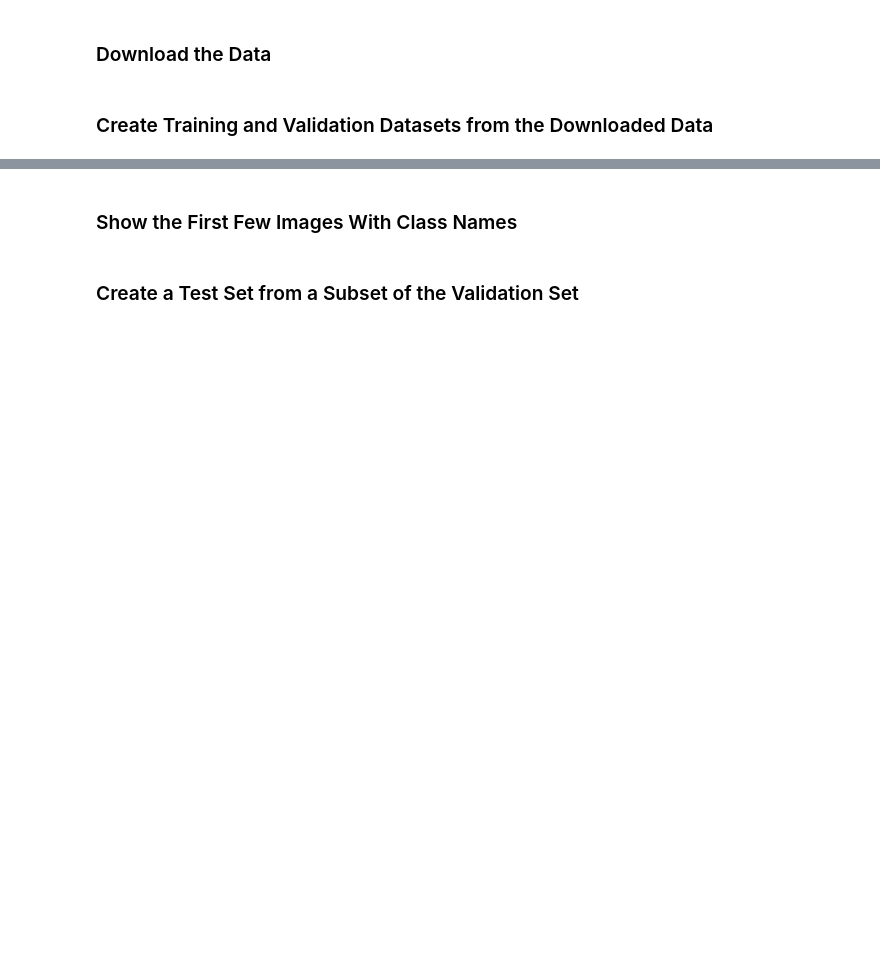
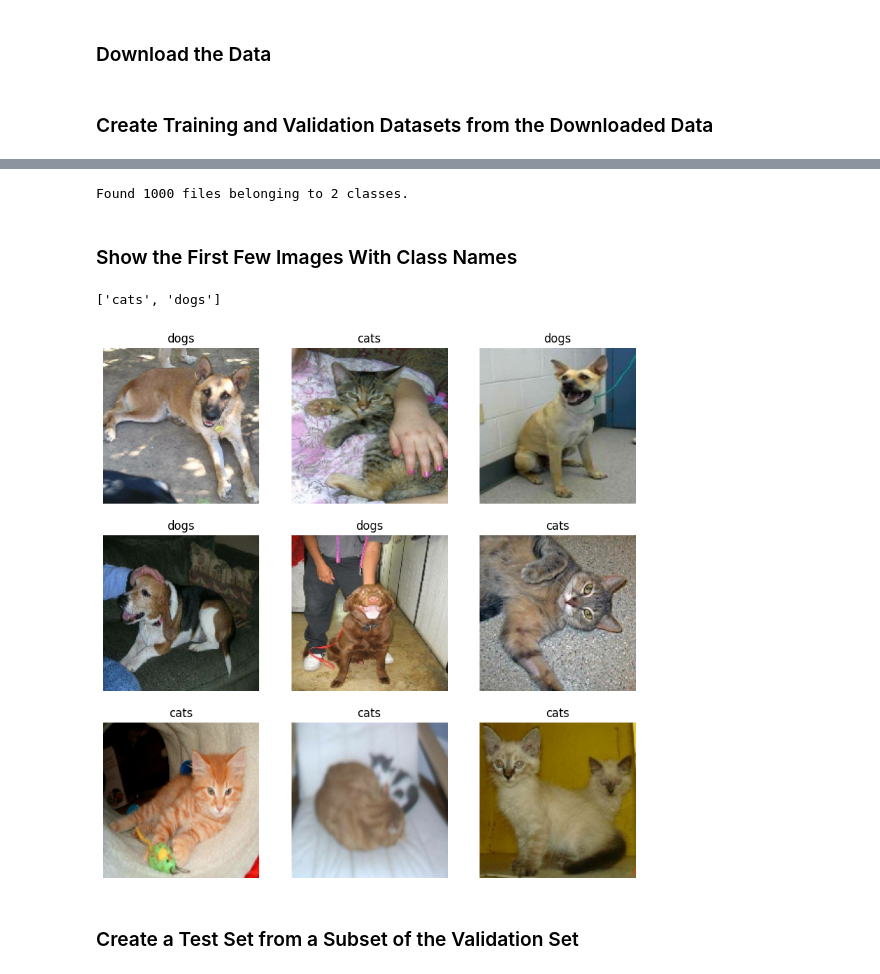
Before and after one commit to rylativity/tensorflow_transfer_learning, a Jupyter notebook: notebooks/transfer_learning.ipynb, the cells around one changed output, grey strips where cells are left out. Saved outputs shown, nothing was run; the diff lists cells and outputs as text; code cells hidden in the pictures; blank space fills up the shorter version.

```diff
--- a/notebooks/transfer_learning.ipynb
+++ b/notebooks/transfer_learning.ipynb
@@ -24,4 +33,5 @@ IMG_SIZE = (160, 160)
 train_dataset = tf.keras.utils.image_dataset_from_directory(train_dir,
                                                             shuffle=True,
                                                             batch_size=BATCH_SIZE,
-                                                            image_size=IMG_SIZE)
+                                                            image_size=IMG_SIZE,
+                                                            label_mode="categorical")
@@ -29,19 +46,28 @@ train_dataset = tf.keras.utils.image_dataset_from_directory(train_dir,
 validation_dataset = tf.keras.utils.image_dataset_from_directory(validation_dir,
                                                             shuffle=True,
                                                             batch_size=BATCH_SIZE,
-                                                            image_size=IMG_SIZE)
+                                                            image_size=IMG_SIZE,
+                                                            label_mode="categorical")
+# %% [output]
+Found 1000 files belonging to 2 classes.
 # %% [markdown]
 ### Show the First Few Images With Class Names
 # %%
 class_names = train_dataset.class_names
+# %%
+class_names
+# %% [output]
+['cats', 'dogs']
 # %%
 plt.figure(figsize=(10,10))
 for images, labels in train_dataset.take(1):
     for i in range(9):
         ax = plt.subplot(3,3,i+1)
         plt.imshow(images[i].numpy().astype("uint8"))
-        plt.title(class_names[labels[i]])
+        plt.title(class_names[np.argmax(labels[i])])
         plt.axis("off")
+# %% [output]
+[figure, added]
 # %% [markdown]
 ### Create a Test Set from a Subset of the Validation Set
 # %%
```
Also changed, not shown: parts of 27 cells of this notebook.
